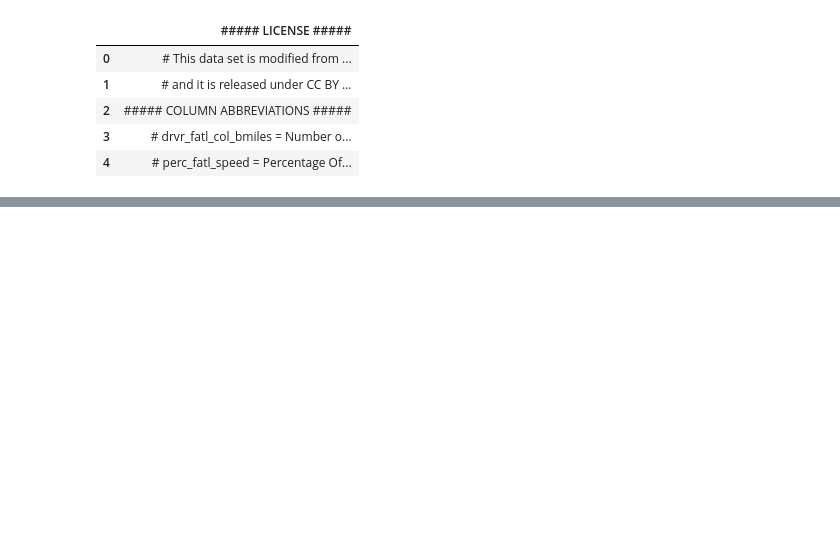
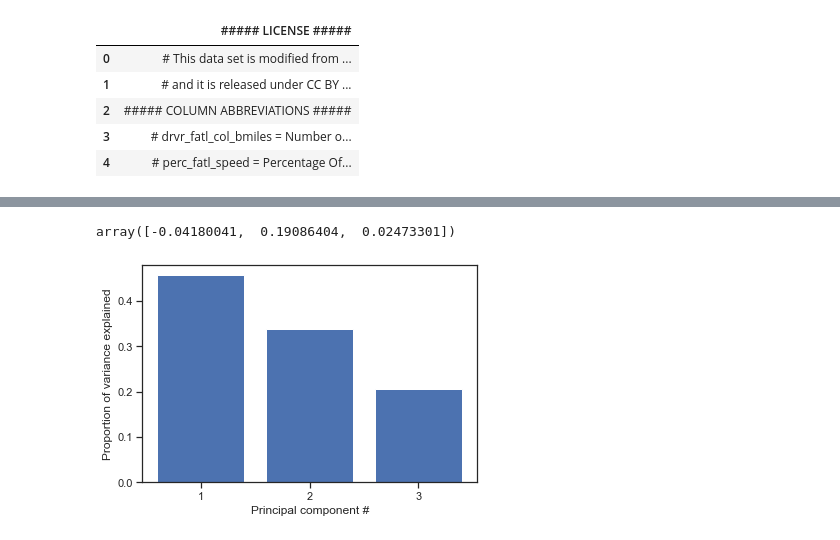
Before and after one commit to khullaal/Python_project, a Jupyter notebook: code/Project_final.ipynb, the cells around one changed output, grey strips where cells are left out. Drawn from its saved outputs; the diff is of its cells as text; code cells hidden in the pictures; blank space fills up the shorter version.

```diff
--- a/code/Project_final.ipynb
+++ b/code/Project_final.ipynb
@@ -28,0 +148,19 @@ car_acc = pd.read_csv('road-accidents1.csv', delimiter = '|')')
+# %%
+# Import the linear model function from sklearn
+from sklearn import linear_model
+
+# Create the features and target DataFrames
+features = car_acc[['perc_fatl_speed','perc_fatl_alcohol', 'perc_fatl_1st_time' ]]
+target = car_acc['drvr_fatl_col_bmiles']
+
+# Create a linear regression object
+reg = linear_model.LinearRegression(fit_intercept = True)
+
+# Fit a multivariate linear regression model
+reg.fit(features,target)
+
+# Retrieve the regression coefficients
+fit_coef = reg.coef_
+fit_coef
+# %% [output]
+array([-0.04180041,  0.19086404,  0.02473301])
@@ -28,0 +176,21 @@ car_acc = pd.read_csv('road-accidents1.csv', delimiter = '|')')
+# %%
+# Standardize and center the feature columns
+from sklearn.preprocessing import StandardScaler
+from sklearn.decomposition import PCA
+scaler = StandardScaler()
+features_scaled = scaler.fit_transform(features)
+
+# Importing the PCA class function from sklearn
+pca = PCA()
+
+# Fit the standardized data to the pca
+pca.fit(features_scaled)
+
+# Ploting the proportion of variance explained on the y-axis of the bar plot
+import matplotlib.pyplot as plt
+plt.bar(range(1, pca.n_components_ + 1),  pca.explained_variance_ratio_)
+plt.xlabel('Principal component #')
+plt.ylabel('Proportion of variance explained')
+plt.xticks([1, 2, 3]);
+# %% [output]
+[figure, added]
```
Also changed, not shown: parts of 31 cells of this notebook.
